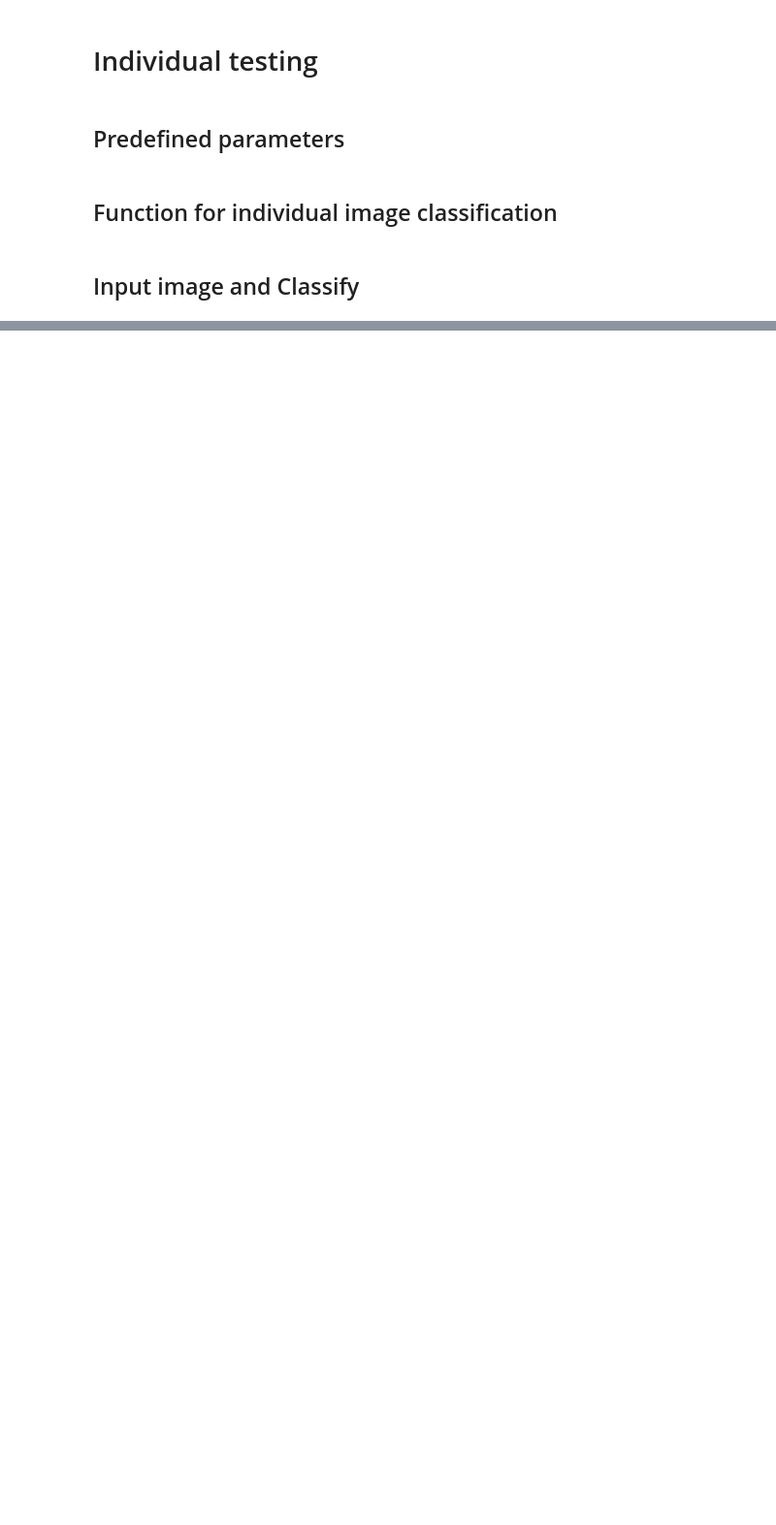
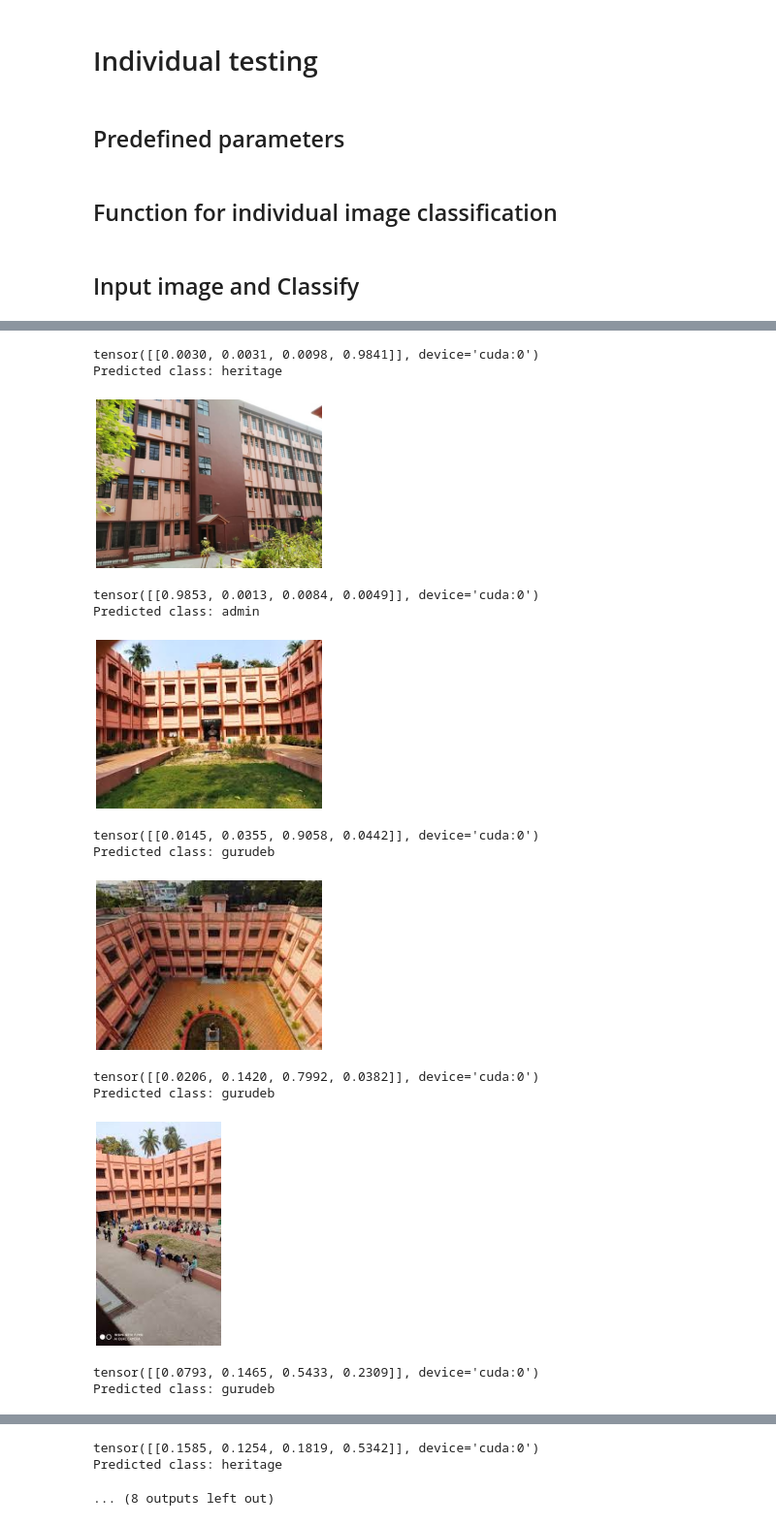
Before and after one commit to Shnku/pythoning_stuff, a Jupyter notebook: NN/classify_trn_tst_mixed.ipynb, the cells around one changed output, grey strips where cells are left out. Shown at 97% size. Saved outputs shown, nothing was run; the diff lists cells and outputs as text; code cells hidden in the pictures; blank space fills up the shorter version.

Commit message:
Updated..more accuracy+unknown test

```diff
--- a/NN/classify_trn_tst_mixed.ipynb
+++ b/NN/classify_trn_tst_mixed.ipynb
@@ -397,0 +379,12 @@ Predicted class: admin
+# %%
+classify_this_image("/Testing_data_mix/Heritage_test/fview_0001.jpg")
+classify_this_image("/Testing_data_mix/Admin_test/campus-admin-building.jpg")
+classify_this_image("/Testing_data_mix/Gurudeb_test/images (2).jpeg")
+classify_this_image("/Testing_data_mix/Gurudeb_test/images (3).jpeg")
+classify_this_image("/Testing_data_mix/Gurudeb_test/images (4).jpeg")
+classify_this_image("/Testing_data_mix/Heritage_test/Copy of diagonal_0002.jpg")
+classify_this_image("/Testing_data_mix/Gurudeb_test/images (5).jpeg")
+classify_this_image("/Testing_data_mix/Chemistry_test/images (8).jpeg")
+classify_this_image("/Testing_data_mix/Unknown_test/flatiron.jpeg")
+classify_this_image("/Testing_data_mix/Unknown_test/victoria.jpeg")
+# %% [output]
@@ -397,0 +392,14 @@ Predicted class: admin
+tensor([[0.0030, 0.0031, 0.0098, 0.9841]], device='cuda:0')
+Predicted class: heritage
+[figure, added]
+tensor([[0.9853, 0.0013, 0.0084, 0.0049]], device='cuda:0')
+Predicted class: admin
+[figure, added]
+tensor([[0.0145, 0.0355, 0.9058, 0.0442]], device='cuda:0')
+Predicted class: gurudeb
+[figure, added]
+tensor([[0.0206, 0.1420, 0.7992, 0.0382]], device='cuda:0')
+Predicted class: gurudeb
+[figure, added]
+tensor([[0.0793, 0.1465, 0.5433, 0.2309]], device='cuda:0')
+Predicted class: gurudeb
@@ -397,0 +407,3 @@ Predicted class: admin
+tensor([[0.1585, 0.1254, 0.1819, 0.5342]], device='cuda:0')
+Predicted class: heritage
+... (8 outputs left out)
```
Also changed, not shown: parts of 15 cells of this notebook.
